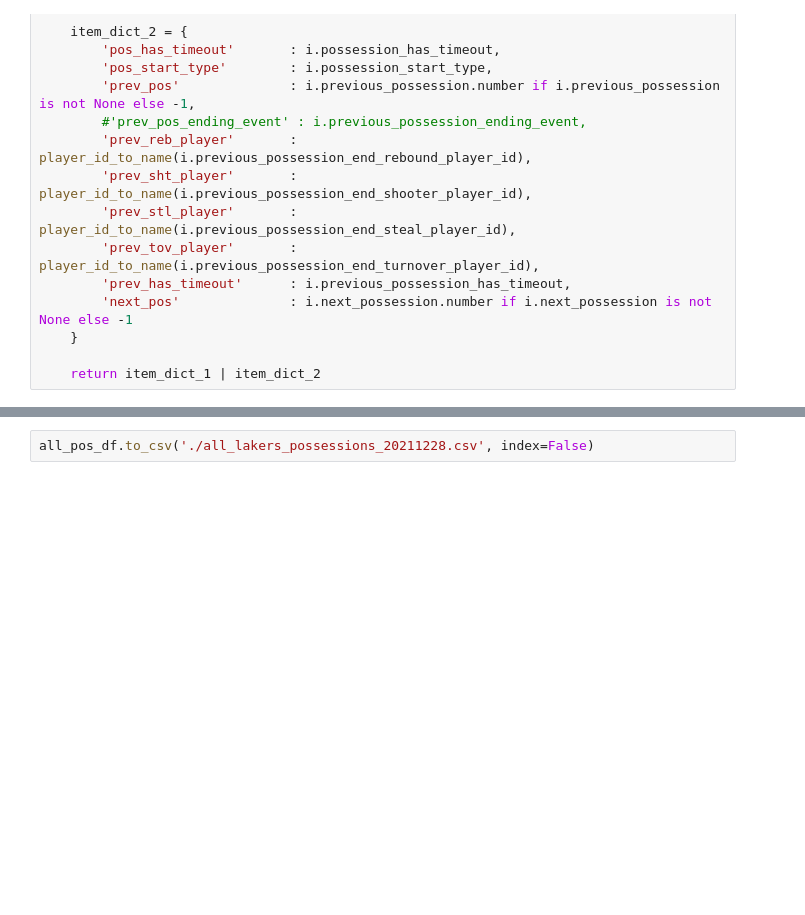
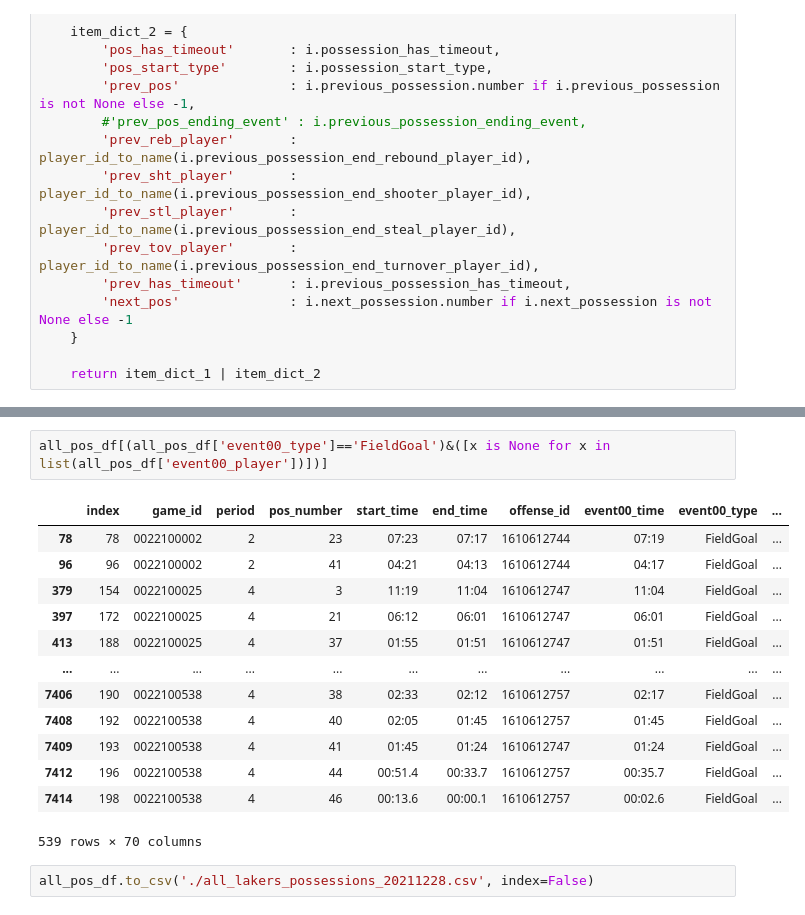
Before and after one commit to axmukund/lakers_data, a Jupyter notebook: 2021.12.27_import_testing/Testing PBPStats Import and Game Parsing.ipynb, the cells around one changed output, grey strips where cells are left out. Saved outputs shown, nothing was run; the diff lists cells and outputs as text; blank space fills up the shorter version.

```diff
--- a/2021.12.27_import_testing/Testing PBPStats Import and Game Parsing.ipynb
+++ b/2021.12.27_import_testing/Testing PBPStats Import and Game Parsing.ipynb
@@ -175,2 +174,18 @@ Please use `tqdm.notebook.tqdm` instead of `tqdm.tqdm_notebook`
+# %%
+all_pos_df[(all_pos_df['event00_type']=='FieldGoal')&([x is None for x in list(all_pos_df['event00_player'])])]
+# %% [output]
+|  | index | game_id | period | pos_number | start_time | end_time | offense_id | event00_time | event00_type | ... |
+| 78 | 78 | 0022100002 | 2 | 23 | 07:23 | 07:17 | 1610612744 | 07:19 | FieldGoal | ... |
+| 96 | 96 | 0022100002 | 2 | 41 | 04:21 | 04:13 | 1610612744 | 04:17 | FieldGoal | ... |
+| 379 | 154 | 0022100025 | 4 | 3 | 11:19 | 11:04 | 1610612747 | 11:04 | FieldGoal | ... |
+| 397 | 172 | 0022100025 | 4 | 21 | 06:12 | 06:01 | 1610612747 | 06:01 | FieldGoal | ... |
+| 413 | 188 | 0022100025 | 4 | 37 | 01:55 | 01:51 | 1610612747 | 01:51 | FieldGoal | ... |
+| ... | ... | ... | ... | ... | ... | ... | ... | ... | ... | ... |
+| 7406 | 190 | 0022100538 | 4 | 38 | 02:33 | 02:12 | 1610612757 | 02:17 | FieldGoal | ... |
+| 7408 | 192 | 0022100538 | 4 | 40 | 02:05 | 01:45 | 1610612757 | 01:45 | FieldGoal | ... |
+| 7409 | 193 | 0022100538 | 4 | 41 | 01:45 | 01:24 | 1610612747 | 01:24 | FieldGoal | ... |
+| 7412 | 196 | 0022100538 | 4 | 44 | 00:51.4 | 00:33.7 | 1610612757 | 00:35.7 | FieldGoal | ... |
+| 7414 | 198 | 0022100538 | 4 | 46 | 00:13.6 | 00:00.1 | 1610612757 | 00:02.6 | FieldGoal | ... |
+539 rows × 70 columns
 # %%
 all_pos_df.to_csv('./all_lakers_possessions_20211228.csv', index=False)
```
Also changed, not shown: parts of 4 cells of this notebook, 5 other files.
